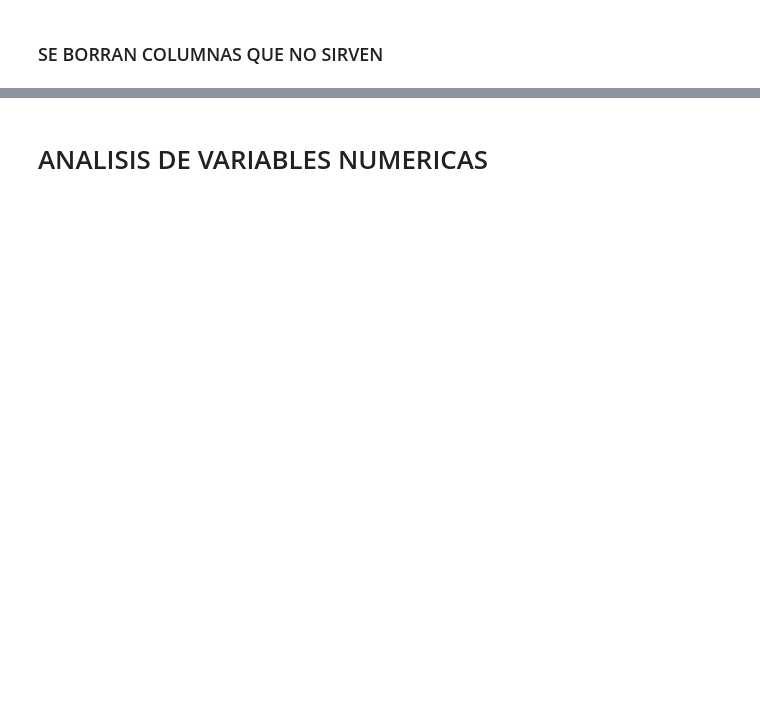
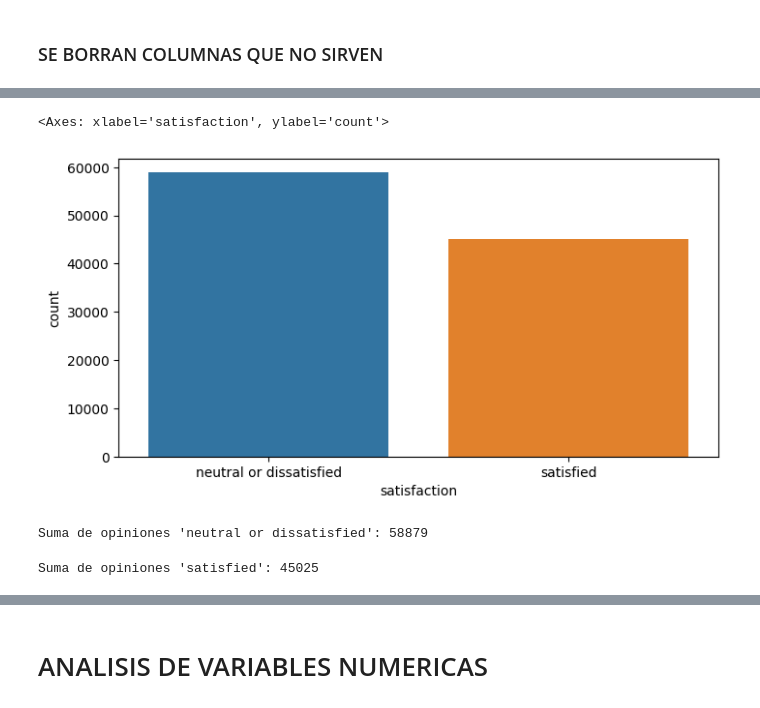
Before and after one commit to AI-School-F5-P2/F5_airlines, a Jupyter notebook: airline_main/main.ipynb, the cells around one changed output, grey strips where cells are left out. Drawn from its saved outputs; the diff is of its cells as text; code cells hidden in the pictures; blank space fills up the shorter version.

```diff
--- a/airline_main/main.ipynb
+++ b/airline_main/main.ipynb
@@ -133,8 +147,8 @@ for value in unique_values:
 705.0
 369.0
 # %%
-# Para llenar los valores nulos con la moda (valor más frecuente):
-#df['Arrival Delay in Minutes'].fillna(df['Arrival Delay in Minutes'].mode()[0], inplace=True)
+# Para llenar los valores nulos con la media: (MIRAR SI SE IMPUTAN CON MEDIA O MEDIANA)
+df['Arrival Delay in Minutes'] = df['Arrival Delay in Minutes'].fillna(df['Arrival Delay in Minutes'].mean())
 
 # Para eliminar las filas con valores nulos
-df.dropna(subset=['Arrival Delay in Minutes'], inplace=True)
+#df.dropna(subset=['Arrival Delay in Minutes'], inplace=True)
@@ -148,0 +168,18 @@ df = df.drop(columna_a_borrar, axis=1)
+# %%
+plt.figure(figsize=(8,4))
+sns.countplot(data=df, x='satisfaction')
+# %% [output]
+<Axes: xlabel='satisfaction', ylabel='count'>
+[figure, added]
+# %%
+opiniones_neutral_or_dissatisfied =(df['satisfaction'] == 'neutral or dissatisfied').sum()
+# Imprimir la suma de opiniones "neutral or dissatisfied"
+print("Suma de opiniones 'neutral or dissatisfied':", opiniones_neutral_or_dissatisfied)
+# %% [output]
+Suma de opiniones 'neutral or dissatisfied': 58879
+# %%
+opiniones_satisfied=(df['satisfaction'] == 'satisfied').sum()
+# Imprimir la suma de opiniones "satisfied"
+print("Suma de opiniones 'satisfied':",opiniones_satisfied)
+# %% [output]
+Suma de opiniones 'satisfied': 45025
```
Also changed, not shown: parts of 60 cells of this notebook, 2 other files.
